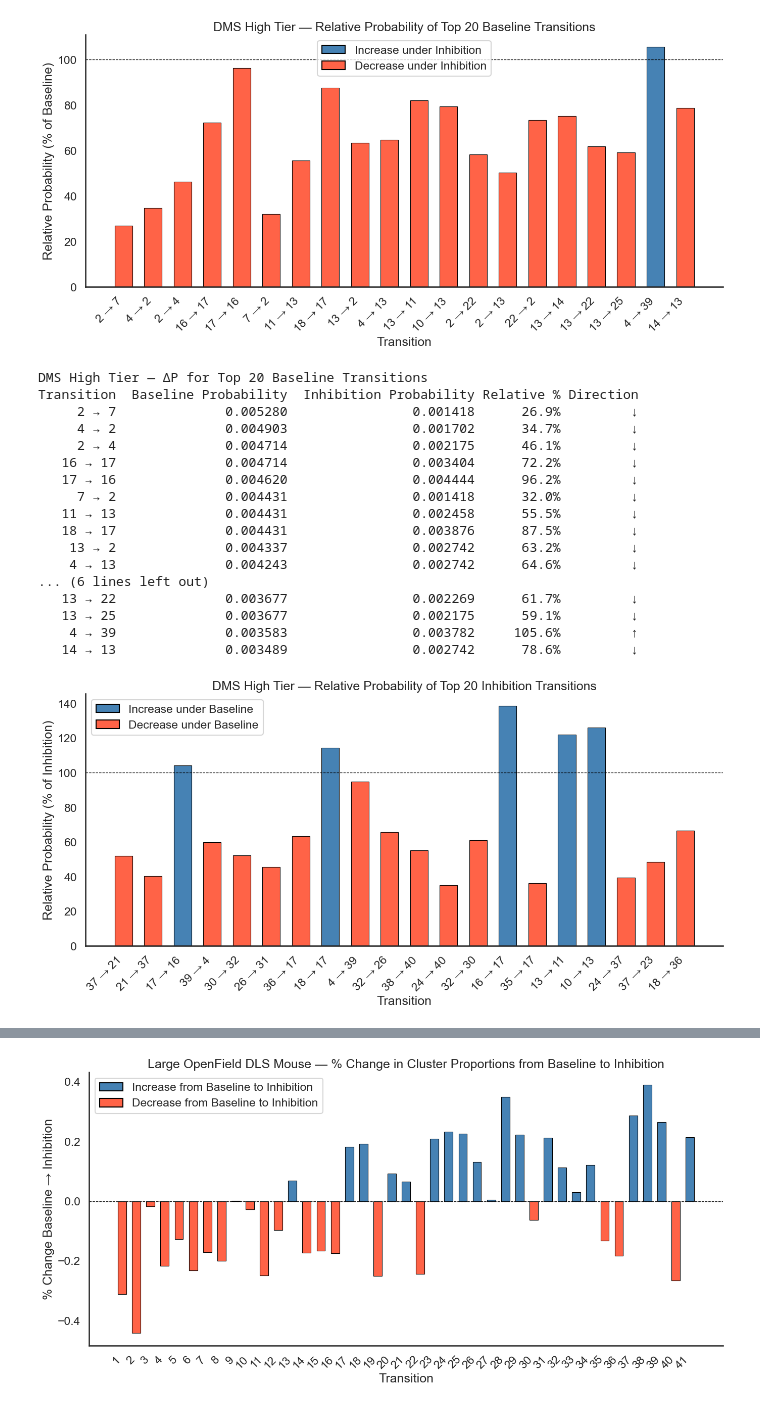
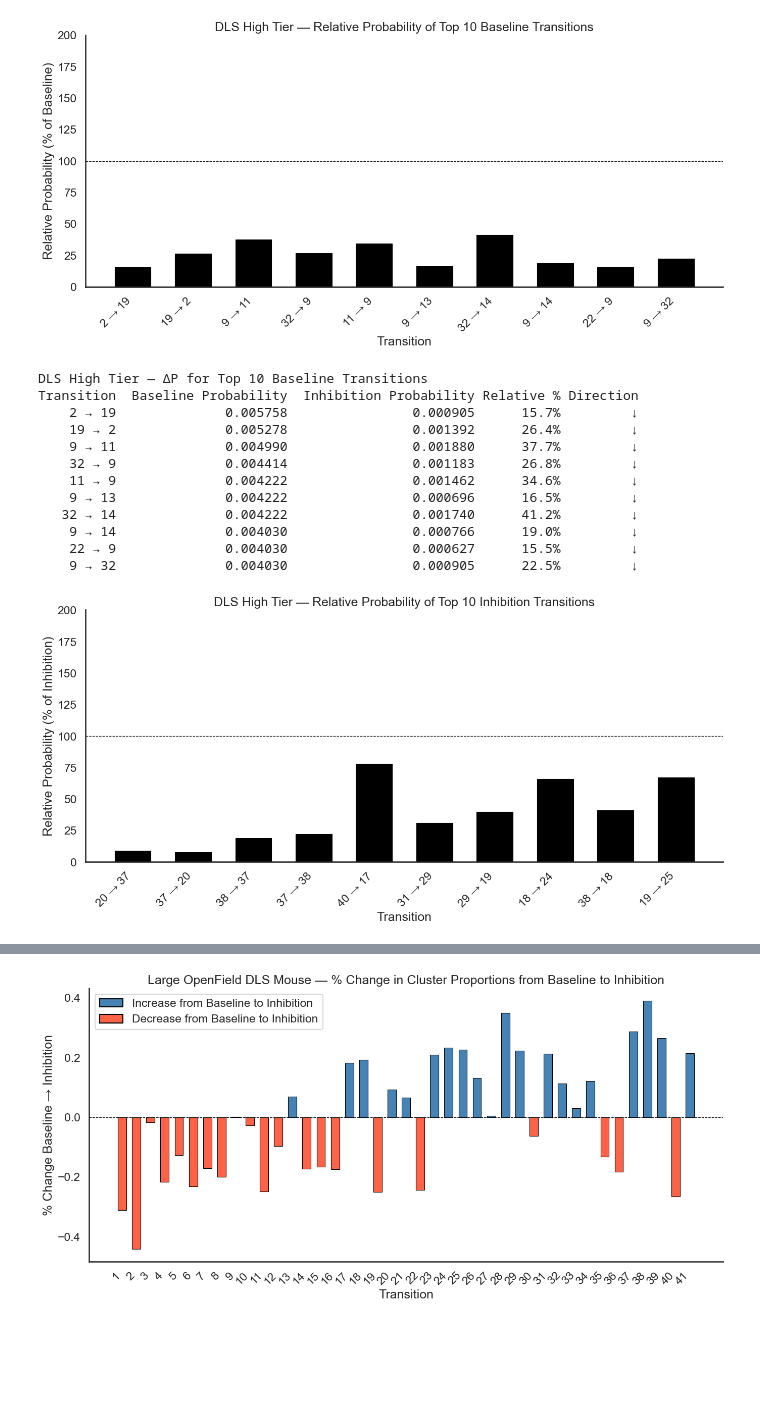
Before and after one commit to Ganglia-Guardian/AccelCluster-Visualizations, a Jupyter notebook: figure4_inhibition.ipynb, the cells around one changed output, grey strips where cells are left out. Cells and saved outputs as stored; diff of their text form; code cells hidden in the pictures; blank space fills up the shorter version.

```diff
--- a/figure4_inhibition.ipynb
+++ b/figure4_inhibition.ipynb
@@ -1133,7 +1156,7 @@ for mouse_name in df_all["Mouse"].unique():
         for i, name in enumerate(cluster_names)
     }
 
-    plot_one_node_transition(df_mouse, mouse_name, cluster=2, threshold=0.2, node_colors=cluster_to_color)
+    plot_one_node_transition(df_mouse, mouse_name, cluster="Pause", threshold=0, node_colors=cluster_to_color)
 
-    plot_one_node_transition(df_mouse, mouse_name, cluster=9, threshold=0.2, node_colors=cluster_to_color)
+    #plot_one_node_transition(df_mouse, mouse_name, cluster=9, threshold=0.2, node_colors=cluster_to_color)
 # %% [output]
@@ -1402,12 +1443,15 @@ def plot_cluster_transitions_table(
 #     )
 #     plt.show()
 # %%
-clusters = [10, 11, 39]
+clusters = [60]
 for mouse_name in df_all["Mouse"].unique():
 
     df_mouse = df_all[df_all["Mouse"] == mouse_name].copy()
     for c in clusters:
-        fig = plot_cluster_transitions_table(df_mouse, c, figsize = (6, 15))
-        fig.savefig(f"Cluster_Transition_Table_{c}.png", format="png")
+        fig = plot_cluster_transitions_table(df_mouse[df_mouse["Arena"] == "Baseline"], c, figsize = (6, 8), addedTitle=" - Baseline", remove_zeros=True, direction="incoming")
+        fig.savefig(f"Cluster_Transition_Table_{c}_Baseline.png", format="png")
         fig.show()
+        fig = plot_cluster_transitions_table(df_mouse[df_mouse["Arena"] == "Inhibition"], c, figsize = (6, 15), addedTitle=" - Inhibition")
+        fig.savefig(f"Cluster_Transition_Table_{c}_Inhibition.png", format="png")
+        fig.show()
 # %% [output]
@@ -1640,8 +1683,9 @@ def plot_cluster_counts(df_mouse, mouse_name, cluster_labels, save=False):
 
     summarize_cluster_counts(df_mouse).to_csv(f"{mouse_name}_Cluster_Counts.csv", index=False)
 # %%
-cluster_labels = [2, 20, 19, 37, 9, 32, 11]
+cluster_labels = [60, 61, 62, 63]
 for mouse_name in df_all["Mouse"].unique():
     df_mouse = df_all[df_all["Mouse"] == mouse_name].copy()
+    df_mouse = df_mouse[df_mouse["Folder_Name"].str.contains("largeof")]
     plot_cluster_counts(df_mouse, mouse_name, cluster_labels, save=True)
 # %% [output]
@@ -1714,7 +1758,7 @@ def plot_transition_probability_change(df_mouse, mouse_name, top_n=10, reference
 
     # --- color bars relative to 100% ---
     bar_colors = [
-        "steelblue" if (not np.isnan(d) and d >= 100) else "tomato"
+        "black" if (not np.isnan(d) and d >= 100) else "black"
         for d in relative_pct
     ]
 
@@ -1743,17 +1787,18 @@ def plot_transition_probability_change(df_mouse, mouse_name, top_n=10, reference
                     va="bottom", fontsize=8, color="gray")
 
     # --- legend proxy patches ---
-    from matplotlib.patches import Patch
-    legend_elements = [
-        Patch(facecolor="steelblue",    edgecolor="black", label=f"Increase under {comp_label}"),
-        Patch(facecolor="tomato", edgecolor="black", label=f"Decrease under {comp_label}"),
-    ]
-    ax.legend(handles=legend_elements)
+    # from matplotlib.patches import Patch
+    # legend_elements = [
+    #     Patch(facecolor="steelblue",    edgecolor="black", label=f"Increase under {comp_label}"),
+    #     Patch(facecolor="tomato", edgecolor="black", label=f"Decrease under {comp_label}"),
+    # ]
+    # ax.legend(handles=legend_elements)
 
     ax.set_xticks(x)
     ax.set_xticklabels(labels, rotation=45, ha="right")
     ax.set_xlabel("Transition")
     ax.set_ylabel(f"Relative Probability (% of {ref_label})")
+    ax.set_ylim(0, 200)
     ax.set_title(
         f"{mouse_name} — Relative Probability of Top {top_n} {ref_label} Transitions"
     )
@@ -1787,25 +1832,20 @@ def plot_transition_probability_change(df_mouse, mouse_name, top_n=10, reference
 # %%
 for mouse_name in df_all["Mouse"].unique():
     df_mouse = df_all[df_all["Mouse"] == mouse_name].copy()
-    plot_transition_probability_change(df_mouse, mouse_name, top_n=20, reference="Baseline", save=True, path=f"{mouse_name}_Baseline_vs_Inhibition_transition_change.png").to_csv(f"{mouse_name}_Baseline_vs_Inhibition_transition_change.csv", index=False)
-    plot_transition_probability_change(df_mouse, mouse_name, top_n=20, reference="Inhibition", save=True, path=f"{mouse_name}_Inhibition_vs_Baseline_transition_change.png").to_csv(f"{mouse_name}_Inhibition_vs_Baseline_transition_change.csv", index=False)
+    plot_transition_probability_change(df_mouse, mouse_name, top_n=10, reference="Baseline", save=True, path=f"{mouse_name}_Baseline_vs_Inhibition_transition_change.png").to_csv(f"{mouse_name}_Baseline_vs_Inhibition_transition_change.csv", index=False)
+    plot_transition_probability_change(df_mouse, mouse_name, top_n=10, reference="Inhibition", save=True, path=f"{mouse_name}_Inhibition_vs_Baseline_transition_change.png").to_csv(f"{mouse_name}_Inhibition_vs_Baseline_transition_change.csv", index=False)
 # %% [output]
-[figure, old version]
+[figure, new version]
-DMS High Tier — ΔP for Top 20 Baseline Transitions
+DLS High Tier — ΔP for Top 10 Baseline Transitions
 Transition  Baseline Probability  Inhibition Probability Relative % Direction
-     2 → 7              0.005280                0.001418      26.9%         ↓
-     4 → 2              0.004903                0.001702      34.7%         ↓
-     2 → 4              0.004714                0.002175      46.1%         ↓
-   16 → 17              0.004714                0.003404      72.2%         ↓
-   17 → 16              0.004620                0.004444      96.2%         ↓
-     7 → 2              0.004431                0.001418      32.0%         ↓
-   11 → 13              0.004431                0.002458      55.5%         ↓
-   18 → 17              0.004431                0.003876      87.5%         ↓
-    13 → 2              0.004337                0.002742      63.2%         ↓
-    4 → 13              0.004243                0.002742      64.6%         ↓
-... (6 lines left out)
-   13 → 22              0.003677                0.002269      61.7%         ↓
-   13 → 25              0.003677                0.002175      59.1%         ↓
-    4 → 39              0.003583                0.003782     105.6%         ↑
-   14 → 13              0.003489                0.002742      78.6%         ↓
+    2 → 19              0.005758                0.000905      15.7%         ↓
+    19 → 2              0.005278                0.001392      26.4%         ↓
+    9 → 11              0.004990                0.001880      37.7%         ↓
+    32 → 9              0.004414                0.001183      26.8%         ↓
+    11 → 9              0.004222                0.001462      34.6%         ↓
+    9 → 13              0.004222                0.000696      16.5%         ↓
+   32 → 14              0.004222                0.001740      41.2%         ↓
+    9 → 14              0.004030                0.000766      19.0%         ↓
+    22 → 9              0.004030                0.000627      15.5%         ↓
+    9 → 32              0.004030                0.000905      22.5%         ↓
-[figure, old version]
+[figure, new version]
```
Also changed, not shown: parts of 19 cells of this notebook.
